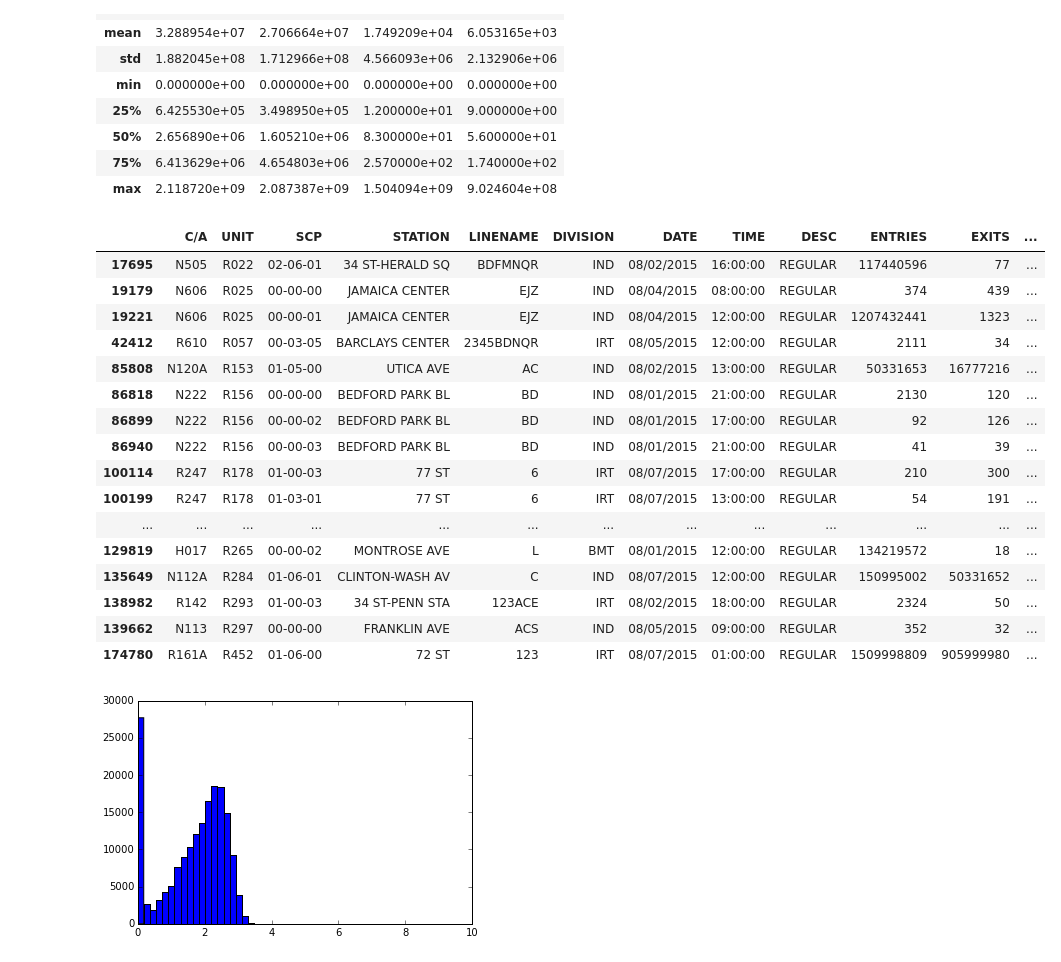
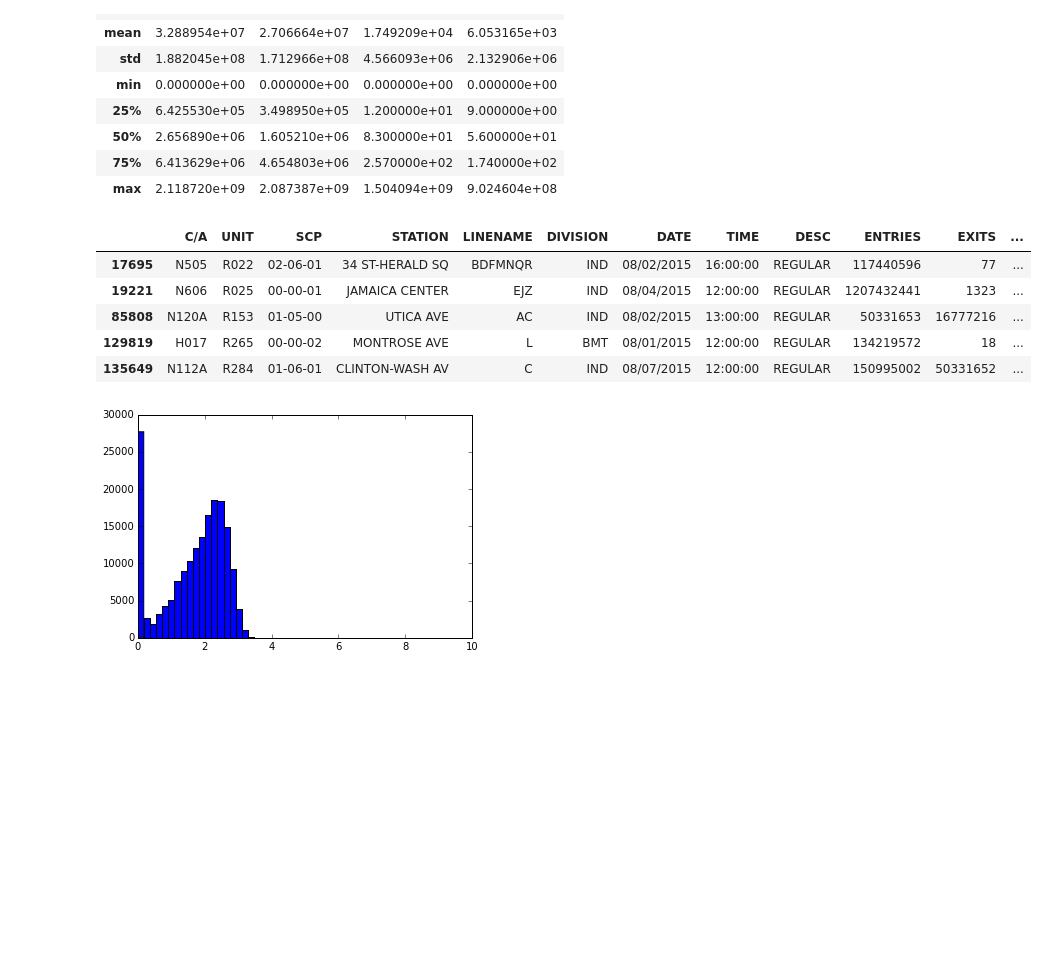
Before and after one commit to jeffhudson/misc_projects, a Jupyter notebook: mta_ridership/MTA_Ridership.ipynb, the cells around one changed output. Drawn from its saved outputs; the diff is of its cells as text; code cells hidden in the pictures; blank space fills up the shorter version.

```diff
--- a/mta_ridership/MTA_Ridership.ipynb
+++ b/mta_ridership/MTA_Ridership.ipynb
@@ -151,25 +149,14 @@ obj.describe()
 # %%
 ## some show over 10^9 entries during a given hour. this seems unlikely. let's take a look.
 
-obj[obj.NC_ENTRIES > 5000]
+obj[obj.NC_ENTRIES > 5000].head()
 # %% [output]
 |  | C/A | UNIT | SCP | STATION | LINENAME | DIVISION | DATE | TIME | DESC | ENTRIES | EXITS | ... |
 | 17695 | N505 | R022 | 02-06-01 | 34 ST-HERALD SQ | BDFMNQR | IND | 08/02/2015 | 16:00:00 | REGULAR | 117440596 | 77 | ... |
-| 19179 | N606 | R025 | 00-00-00 | JAMAICA CENTER | EJZ | IND | 08/04/2015 | 08:00:00 | REGULAR | 374 | 439 | ... |
 | 19221 | N606 | R025 | 00-00-01 | JAMAICA CENTER | EJZ | IND | 08/04/2015 | 12:00:00 | REGULAR | 1207432441 | 1323 | ... |
-| 42412 | R610 | R057 | 00-03-05 | BARCLAYS CENTER | 2345BDNQR | IRT | 08/05/2015 | 12:00:00 | REGULAR | 2111 | 34 | ... |
 | 85808 | N120A | R153 | 01-05-00 | UTICA AVE | AC | IND | 08/02/2015 | 13:00:00 | REGULAR | 50331653 | 16777216 | ... |
-| 86818 | N222 | R156 | 00-00-00 | BEDFORD PARK BL | BD | IND | 08/01/2015 | 21:00:00 | REGULAR | 2130 | 120 | ... |
-| 86899 | N222 | R156 | 00-00-02 | BEDFORD PARK BL | BD | IND | 08/01/2015 | 17:00:00 | REGULAR | 92 | 126 | ... |
-| 86940 | N222 | R156 | 00-00-03 | BEDFORD PARK BL | BD | IND | 08/01/2015 | 21:00:00 | REGULAR | 41 | 39 | ... |
-| 100114 | R247 | R178 | 01-00-03 | 77 ST | 6 | IRT | 08/07/2015 | 17:00:00 | REGULAR | 210 | 300 | ... |
-| 100199 | R247 | R178 | 01-03-01 | 77 ST | 6 | IRT | 08/07/2015 | 13:00:00 | REGULAR | 54 | 191 | ... |
-| ... | ... | ... | ... | ... | ... | ... | ... | ... | ... | ... | ... | ... |
 | 129819 | H017 | R265 | 00-00-02 | MONTROSE AVE | L | BMT | 08/01/2015 | 12:00:00 | REGULAR | 134219572 | 18 | ... |
 | 135649 | N112A | R284 | 01-06-01 | CLINTON-WASH AV | C | IND | 08/07/2015 | 12:00:00 | REGULAR | 150995002 | 50331652 | ... |
-| 138982 | R142 | R293 | 01-00-03 | 34 ST-PENN STA | 123ACE | IRT | 08/02/2015 | 18:00:00 | REGULAR | 2324 | 50 | ... |
-| 139662 | N113 | R297 | 00-00-00 | FRANKLIN AVE | ACS | IND | 08/05/2015 | 09:00:00 | REGULAR | 352 | 32 | ... |
-| 174780 | R161A | R452 | 01-06-00 | 72 ST | 123 | IRT | 08/07/2015 | 01:00:00 | REGULAR | 1509998809 | 905999980 | ... |
 # %%
 ## Let's make a histogram to see where we should make the cut
 
```
Also changed, not shown: parts of 15 cells of this notebook, 2 other files.
